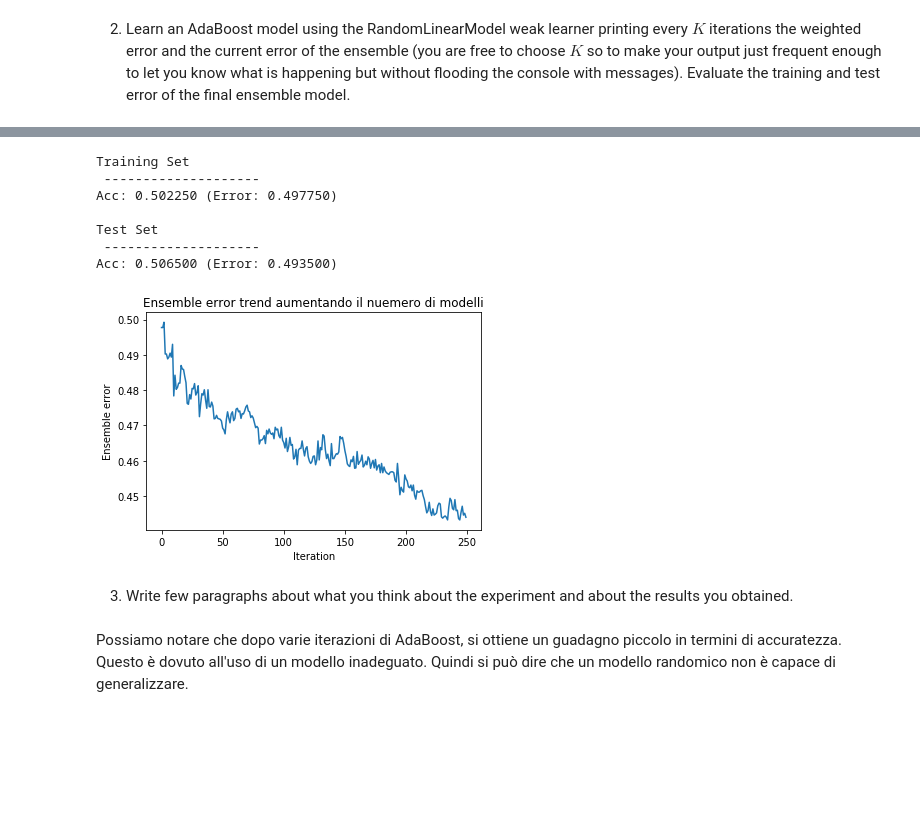
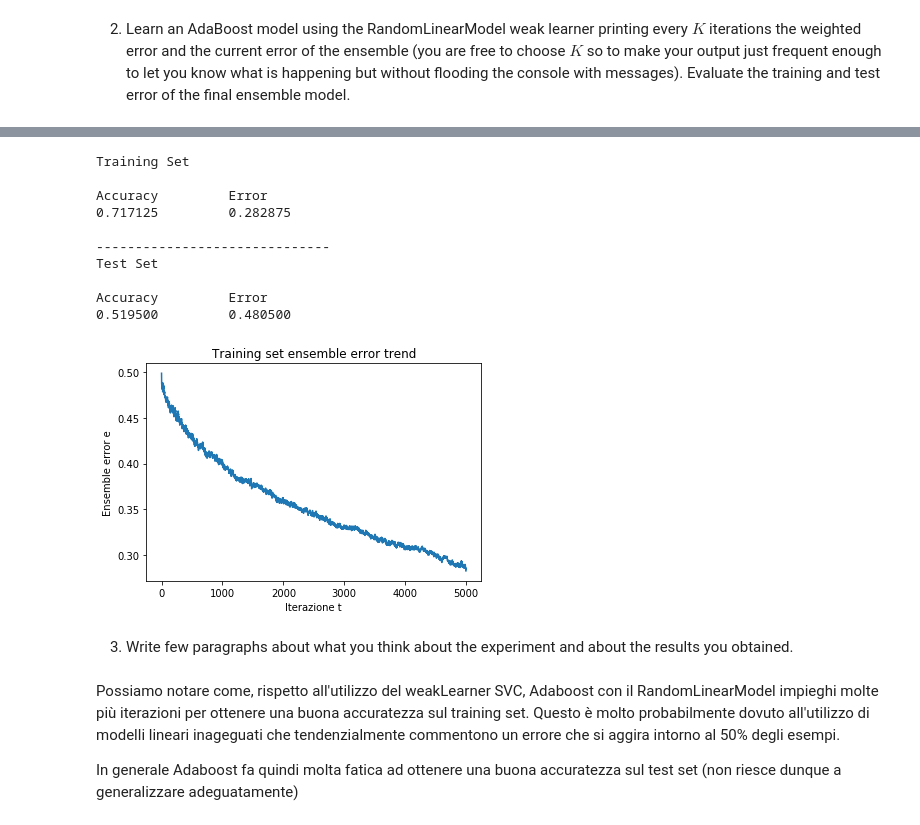
Before and after one commit to marcocaldera/machine-learning-exercises, a Jupyter notebook: esposito/AdaBoost.ipynb, the cells around one changed output, grey strips where cells are left out. Cells and saved outputs as stored; diff of their text form; code cells hidden in the pictures; blank space fills up the shorter version.

```diff
--- a/esposito/AdaBoost.ipynb
+++ b/esposito/AdaBoost.ipynb
@@ -194,20 +228,26 @@ The SVC model allows specifying weights, but it *does not* work well when weight
     - at prediction time it predicts +1 if $\mathbf{x} \cdot \mathbf{w} > 0$; it predicts -1 otherwise.
 # %%
 class RandomLinearModel:
-    # peso totale degli elementi mal classificati
+    # Peso totale degli elementi classificati in maniera errata
     def loss(self, y, y_, w):
-        #sum = np.sum(w.dot([1 if y_t != y_p else 0 for y_t, y_p in zip(y, y_)]))
-        sum = np.dot(w, ((y*y_) < 0).astype(int))
-        return sum
+        # True.astype(int) = 1
+        # False.astype(int) = 0
+        error = np.dot(w, ((y * y_) < 0).astype(int)) # w_i * [y_i != m_t(xi)] = 1
+        return error
 
-    def fit(self,X,y,example_weights):
-        self.w_ = np.random.uniform(-1, 1, X.shape[1]) # Creo un modello lineare a random con peso tra U(-1,1);
+    def fit(self, X, y, example_weights):
+        self.w_ = np.random.uniform(-1, 1, X.shape[1]) # Genero il weight vector con pesi U(-1,1);
         err = self.loss(y, self.predict(X), example_weights)
-        if err > 0.5:           # 0.5 è la condizione necessaria e sufficiente ...
+        # print(err)
+        # flip
+        if err > 0.5:
             self.w_ * -1
         return self
 
-    def predict(self,X):
-        return [1 if s > 0 else -1 for s in X.dot(self.w_)]
+    def predict(self, X):
+        return np.sign(np.dot(X, self.w_))
 # %% [markdown]
 2. Learn an AdaBoost model using the RandomLinearModel weak learner printing every $K$ iterations the weighted error and the current error of the ensemble (you are free to choose $K$ so to make your output just frequent enough to let you know what is happening but without flooding the console with messages). Evaluate the training and test error of the final ensemble model.
+# %%
+rs = RandomLinearModel()
+a = AdaBoost(rs, 5000, k_step=300).fit(X_train,y_train)
@@ -214,34 +272,36 @@ class RandomLinearModel:
 # %%
-rs = RandomLinearModel()
-a = AdaBoost(rs,250)
-a.fit(X_train,y_train, False)
-
 y_train_pred = a.predict(X_train)
 y_test_pred = a.predict(X_test)
 
-print("Training Set\n", "-" * 20)
-print("Acc: %5f (Error: %5f)\n" % (accuracy_score(y_train, y_train_pred), calc_error(y_train, y_train_pred)))
-print("Test Set\n", "-" * 20)
-print("Acc: %5f (Error: %5f)\n" % (accuracy_score(y_test, y_test_pred), calc_error(y_test, y_test_pred)))
+print("Training Set\n")
+print("Accuracy \t Error")
+print("%5f \t %5f\n" % (accuracy_score(y_train, y_train_pred), calc_error(y_train, y_train_pred)))
+print("-" * 30)
+print("Test Set\n")
+print("Accuracy \t Error")
+print("%5f \t %5f\n" % (accuracy_score(y_test, y_test_pred), calc_error(y_test, y_test_pred)))
 
 xs = np.arange(0, len(a.errors))
 plt.plot(xs, a.errors)
-plt.xlabel("Iteration")
-plt.ylabel("Ensemble error")
-plt.title("Ensemble error trend aumentando il nuemero di modelli")
+plt.xlabel("Iterazione t")
+plt.ylabel("Ensemble error e")
+plt.title("Training set ensemble error trend")
 plt.show()
 # %% [output]
 Training Set
- --------------------
-Acc: 0.502250 (Error: 0.497750)
 
+Accuracy         Error
+0.717125         0.282875
+
+------------------------------
 Test Set
- --------------------
-Acc: 0.506500 (Error: 0.493500)
+
+Accuracy         Error
+0.519500         0.480500
-[figure, old version]
+[figure, new version]
 # %% [markdown]
 3. Write few paragraphs about what you think about the experiment and about the results you obtained.
-# %% [markdown]
-Possiamo notare che dopo varie iterazioni di AdaBoost, si ottiene un guadagno piccolo in termini di accuratezza.
-Questo è dovuto all'uso di un modello inadeguato.
-Quindi si può dire che un modello randomico non è capace di generalizzare.
+# %% [markdown]
+Possiamo notare come, rispetto all'utilizzo del weakLearner SVC, Adaboost con il RandomLinearModel impieghi molte più iterazioni per ottenere una buona accuratezza sul training set. Questo è molto probabilmente dovuto all'utilizzo di modelli lineari inageguati che tendenzialmente commentono un errore che si aggira intorno al 50% degli esempi.
+
+In generale Adaboost fa quindi molta fatica ad ottenere una buona accuratezza sul test set (non riesce dunque a generalizzare adeguatamente)
```
Also changed, not shown: parts of 10 cells of this notebook, 2 other files.
